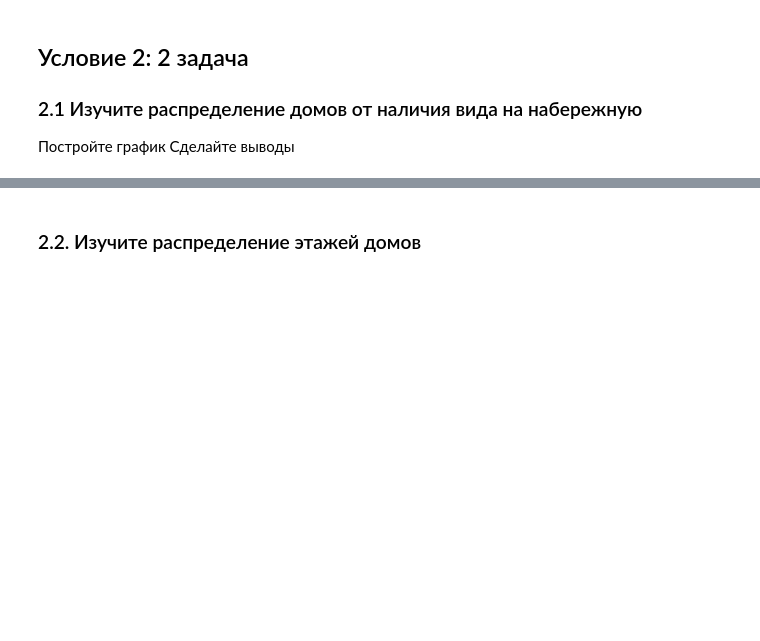
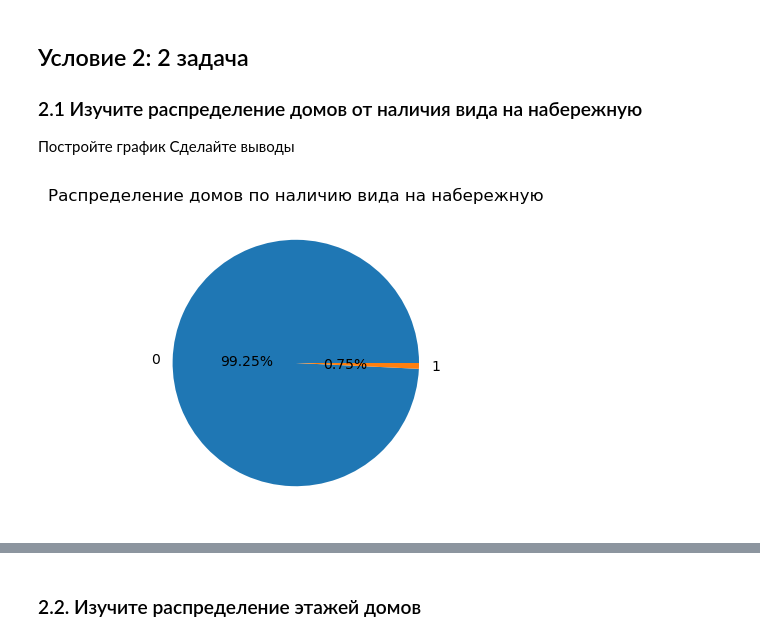
Before and after one commit to AndreyinHub/Cheking_materials_HW_etc, a Jupyter notebook: Py_analit_Less_4_HW for check.ipynb, the cells around one changed output, grey strips where cells are left out. Saved outputs shown, nothing was run; the diff lists cells and outputs as text; code cells hidden in the pictures; blank space fills up the shorter version.

```diff
--- a/Py_analit_Less_4_HW for check.ipynb
+++ b/Py_analit_Less_4_HW for check.ipynb
@@ -93,4 +90,10 @@ Text(0.5, 1.0, 'Годы постройки объектов недвижимо
 ### 2.1 Изучите распределение домов от наличия вида на набережную
 Постройте график
 Сделайте выводы
+# %%
+plt.figure(figsize=(6,4))
+plt.pie(df['waterfront'].value_counts(), autopct='%1.2f%%', labels = df['waterfront'].value_counts().index, pctdistance =0.4);
+plt.title('Распределение домов по наличию вида на набережную');
+# %% [output]
+[figure, added]
 # %% [markdown]
```
Also changed, not shown: parts of 8 cells of this notebook.
